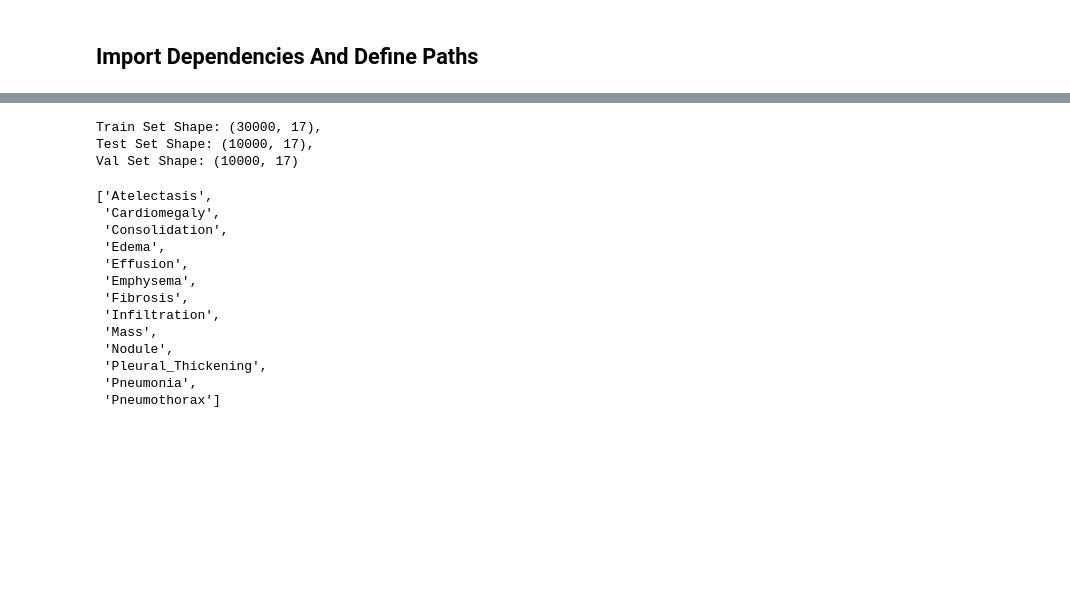
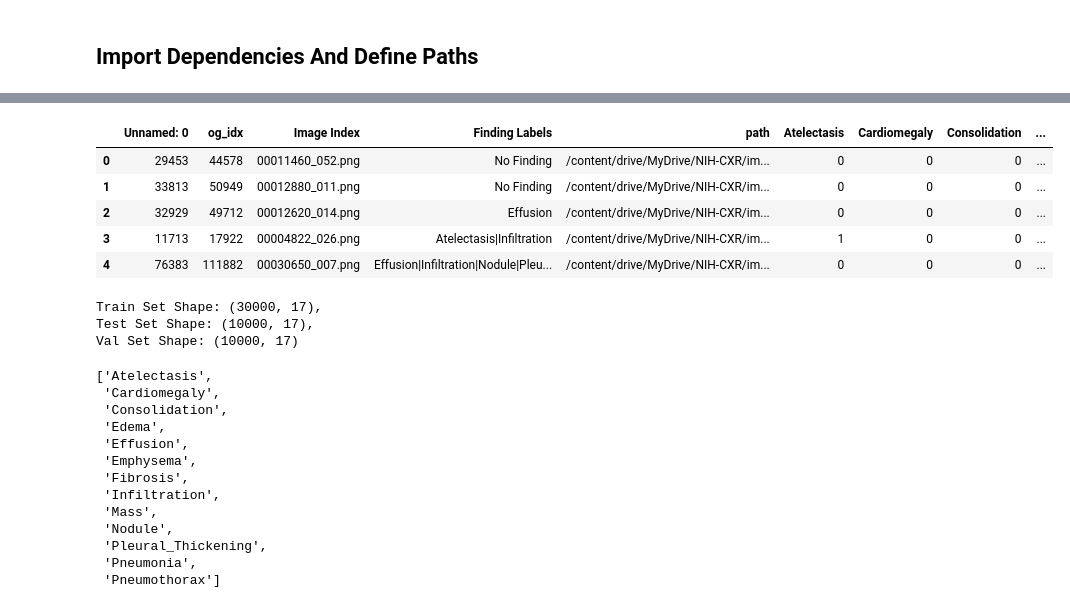
Before and after one commit to emilybstevens/CXR-ML, a Jupyter notebook: beta_net.ipynb, the cells around one changed output, grey strips where cells are left out. Cells and saved outputs as stored; diff of their text form; code cells hidden in the pictures; blank space fills up the shorter version.

```diff
--- a/beta_net.ipynb
+++ b/beta_net.ipynb
@@ -13,9 +21,23 @@ from sklearn.metrics import roc_curve, auc
+# %%
+# Import Data Files
+rtrain =pd.read_csv("/content/drive/MyDrive/NIH-CXR/train_set.csv")
+rtest = pd.read_csv("/content/drive/MyDrive/NIH-CXR/test_set.csv")
+rval = pd.read_csv("/content/drive/MyDrive/NIH-CXR/val_set.csv")
 # %%
-# Import the data files
+# # Import the data files
 
-rtrain =pd.read_csv( os.path.join("train_set.csv"))
-rtest = pd.read_csv(os.path.join("test_set.csv"))
-rval = pd.read_csv(os.path.join("val_set.csv"))
+# rtrain =pd.read_csv( os.path.join("train_set.csv"))
+# rtest = pd.read_csv(os.path.join("test_set.csv"))
+# rval = pd.read_csv(os.path.join("val_set.csv"))
+# %%
+def path_fix(df, column, header):
+  copy_df = df.copy()
+  # Insert the header path for your drive folder
+  copy_df[column] = header + copy_df[column].astype(str)
+  # Replace the backslashes with forward slashes as a string. \\\\ is for regex purposes
+  copy_df[column] = copy_df[column].str.replace("\\\\", "/")
+
+  return copy_df
 # %%
 # Function to clean the sets and extract the labels.
 
@@ -36,4 +58,22 @@ def label_cleaner(raw_df):
     np_ls = np.array(ls)
 
     return copy_df, ls, np_ls
+# %%
+# Define constants for the column name and the path header.
+COL = "path"
+HEAD = "/content/drive/MyDrive/NIH-CXR/"
+# %%
+# Fix the paths specific to google drive format
+ftrain = path_fix(rtrain, COL, HEAD)
+ftest = path_fix(rtest, COL, HEAD)
+fval = path_fix(rval, COL, HEAD)
+
+ftrain.head()
+# %% [output]
+|  | Unnamed: 0 | og_idx | Image Index | Finding Labels | path | Atelectasis | Cardiomegaly | Consolidation | ... |
+| 0 | 29453 | 44578 | 00011460_052.png | No Finding | /content/drive/MyDrive/NIH-CXR/im... | 0 | 0 | 0 | ... |
+| 1 | 33813 | 50949 | 00012880_011.png | No Finding | /content/drive/MyDrive/NIH-CXR/im... | 0 | 0 | 0 | ... |
+| 2 | 32929 | 49712 | 00012620_014.png | Effusion | /content/drive/MyDrive/NIH-CXR/im... | 0 | 0 | 0 | ... |
+| 3 | 11713 | 17922 | 00004822_026.png | Atelectasis|Infiltration | /content/drive/MyDrive/NIH-CXR/im... | 1 | 0 | 0 | ... |
+| 4 | 76383 | 111882 | 00030650_007.png | Effusion|Infiltration|Nodule|Pleu... | /content/drive/MyDrive/NIH-CXR/im... | 0 | 0 | 0 | ... |
 # %%
```
Also changed, not shown: parts of 32 cells of this notebook, 18 other files.
